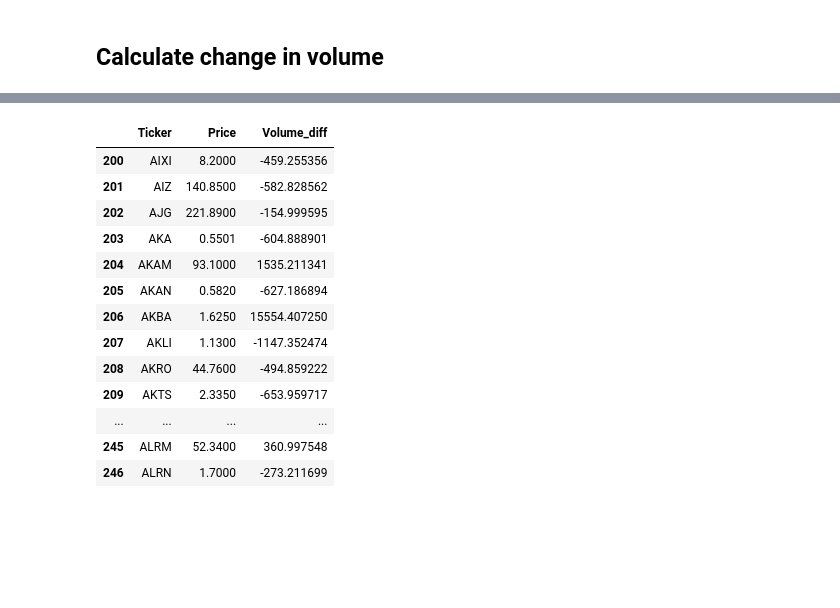
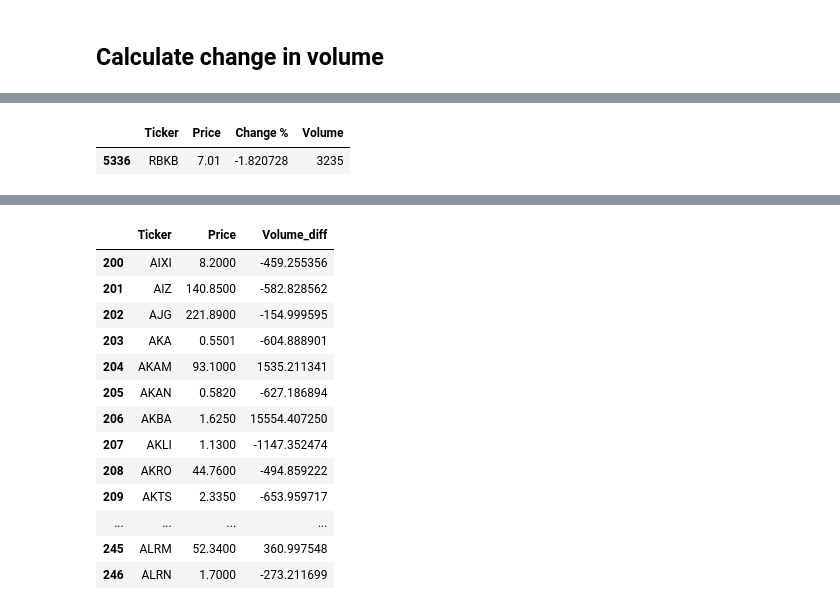
Before and after one commit to msrahman07/Stocks-Screening, a Jupyter notebook: Nasdaq/Relative_volume/Relative_Volume.ipynb, the cells around one changed output, grey strips where cells are left out. Saved outputs shown, nothing was run; the diff lists cells and outputs as text; code cells hidden in the pictures; blank space fills up the shorter version.

```diff
--- a/Nasdaq/Relative_volume/Relative_Volume.ipynb
+++ b/Nasdaq/Relative_volume/Relative_Volume.ipynb
@@ -114 +103,8 @@ initial_df
+# %%
+test = change_tracker_df[change_tracker_df['Ticker'] == 'A']
+# %%
+test
+# %% [output]
+|  | Ticker | Price | Change % | Volume |
+| 5336 | RBKB | 7.01 | -1.820728 | 3235 |
 # %%
```
Also changed, not shown: parts of 15 cells of this notebook, 1 other file.
